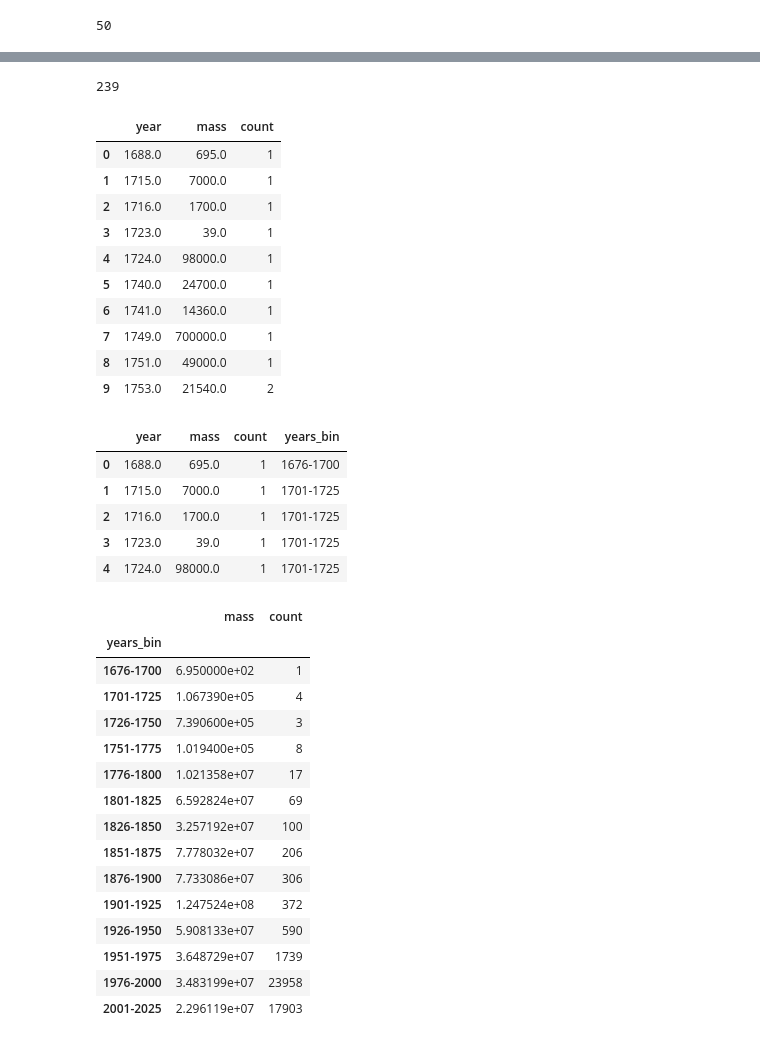
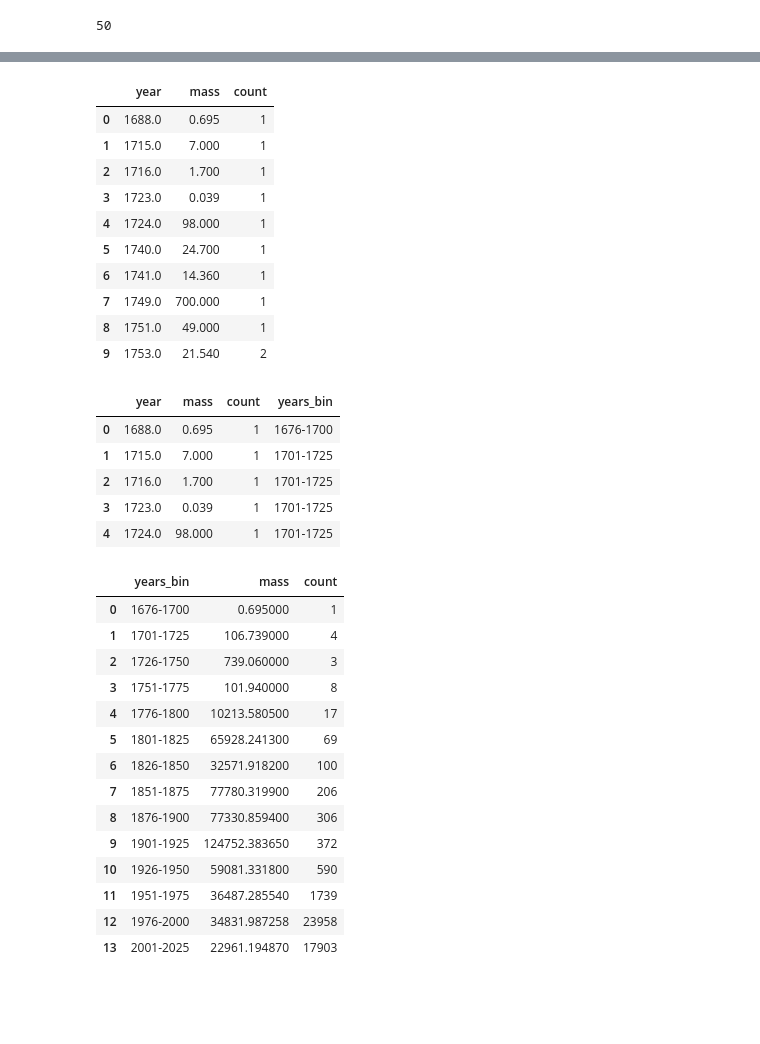
Before and after one commit to KalicoRacer/chicken-little-p1, a Jupyter notebook: project1_notebook.ipynb, the cells around one changed output, grey strips where cells are left out. Cells and saved outputs as stored; diff of their text form; code cells hidden in the pictures; blank space fills up the shorter version.

```diff
--- a/project1_notebook.ipynb
+++ b/project1_notebook.ipynb
@@ -36,6 +34,9 @@ meteor_landings_df = meteor_landings_df.rename(columns={'mass (g)': 'mass',
                                                         'reclat': 'latitude',
                                                         'reclong': 'longitude'})
 
+# Convert the mass value from grams (g) to kilograms (kg)
+meteor_landings_df['mass'] /= 1000
+
 print(len(meteor_landings_df))
 meteor_landings_df.head()
 # %% [output]
@@ -150,21 +151,19 @@ bubble_df = meteor_landings_nat.groupby(['date'], as_index=False)\
 .agg({'mass': 'sum', 'name': 'count'})
 bubble_df = bubble_df.rename(columns={'date': 'year', 'name': 'count'})
 
-print(len(bubble_df))
 bubble_df.head(10)
 # %% [output]
-239
 |  | year | mass | count |
-| 0 | 1688.0 | 695.0 | 1 |
-| 1 | 1715.0 | 7000.0 | 1 |
-| 2 | 1716.0 | 1700.0 | 1 |
-| 3 | 1723.0 | 39.0 | 1 |
-| 4 | 1724.0 | 98000.0 | 1 |
-| 5 | 1740.0 | 24700.0 | 1 |
-| 6 | 1741.0 | 14360.0 | 1 |
-| 7 | 1749.0 | 700000.0 | 1 |
-| 8 | 1751.0 | 49000.0 | 1 |
-| 9 | 1753.0 | 21540.0 | 2 |
+| 0 | 1688.0 | 0.695 | 1 |
+| 1 | 1715.0 | 7.000 | 1 |
+| 2 | 1716.0 | 1.700 | 1 |
+| 3 | 1723.0 | 0.039 | 1 |
+| 4 | 1724.0 | 98.000 | 1 |
+| 5 | 1740.0 | 24.700 | 1 |
+| 6 | 1741.0 | 14.360 | 1 |
+| 7 | 1749.0 | 700.000 | 1 |
+| 8 | 1751.0 | 49.000 | 1 |
+| 9 | 1753.0 | 21.540 | 2 |
 # %%
 # Plot x-axis = bins of half-centuries
 # y-axis = sum of landings
@@ -180,32 +179,31 @@ bubble_df['years_bin'] = pd.cut(bubble_df['year'], bins, labels=bin_labels)
 bubble_df.head()
 # %% [output]
 |  | year | mass | count | years_bin |
-| 0 | 1688.0 | 695.0 | 1 | 1676-1700 |
-| 1 | 1715.0 | 7000.0 | 1 | 1701-1725 |
-| 2 | 1716.0 | 1700.0 | 1 | 1701-1725 |
-| 3 | 1723.0 | 39.0 | 1 | 1701-1725 |
-| 4 | 1724.0 | 98000.0 | 1 | 1701-1725 |
+| 0 | 1688.0 | 0.695 | 1 | 1676-1700 |
+| 1 | 1715.0 | 7.000 | 1 | 1701-1725 |
+| 2 | 1716.0 | 1.700 | 1 | 1701-1725 |
+| 3 | 1723.0 | 0.039 | 1 | 1701-1725 |
+| 4 | 1724.0 | 98.000 | 1 | 1701-1725 |
 # %%
 # Group by the bins
-plot_df = bubble_df.groupby(['years_bin'], as_index=True)\
+plot_df = bubble_df.groupby(['years_bin'], as_index=False)\
 .agg({'mass': 'sum', 'count': 'sum'})
 
 plot_df
 # %% [output]
-|  | mass | count |
-| years_bin |  |  |
-| 1676-1700 | 6.950000e+02 | 1 |
-| 1701-1725 | 1.067390e+05 | 4 |
-| 1726-1750 | 7.390600e+05 | 3 |
-| 1751-1775 | 1.019400e+05 | 8 |
-| 1776-1800 | 1.021358e+07 | 17 |
-| 1801-1825 | 6.592824e+07 | 69 |
-| 1826-1850 | 3.257192e+07 | 100 |
-| 1851-1875 | 7.778032e+07 | 206 |
-| 1876-1900 | 7.733086e+07 | 306 |
-| 1901-1925 | 1.247524e+08 | 372 |
-| 1926-1950 | 5.908133e+07 | 590 |
-| 1951-1975 | 3.648729e+07 | 1739 |
-| 1976-2000 | 3.483199e+07 | 23958 |
-| 2001-2025 | 2.296119e+07 | 17903 |
+|  | years_bin | mass | count |
+| 0 | 1676-1700 | 0.695000 | 1 |
+| 1 | 1701-1725 | 106.739000 | 4 |
+| 2 | 1726-1750 | 739.060000 | 3 |
+| 3 | 1751-1775 | 101.940000 | 8 |
+| 4 | 1776-1800 | 10213.580500 | 17 |
+| 5 | 1801-1825 | 65928.241300 | 69 |
+| 6 | 1826-1850 | 32571.918200 | 100 |
+| 7 | 1851-1875 | 77780.319900 | 206 |
+| 8 | 1876-1900 | 77330.859400 | 306 |
+| 9 | 1901-1925 | 124752.383650 | 372 |
+| 10 | 1926-1950 | 59081.331800 | 590 |
+| 11 | 1951-1975 | 36487.285540 | 1739 |
+| 12 | 1976-2000 | 34831.987258 | 23958 |
+| 13 | 2001-2025 | 22961.194870 | 17903 |
 # %%
```
Also changed, not shown: parts of 7 cells of this notebook, 1 other file.
